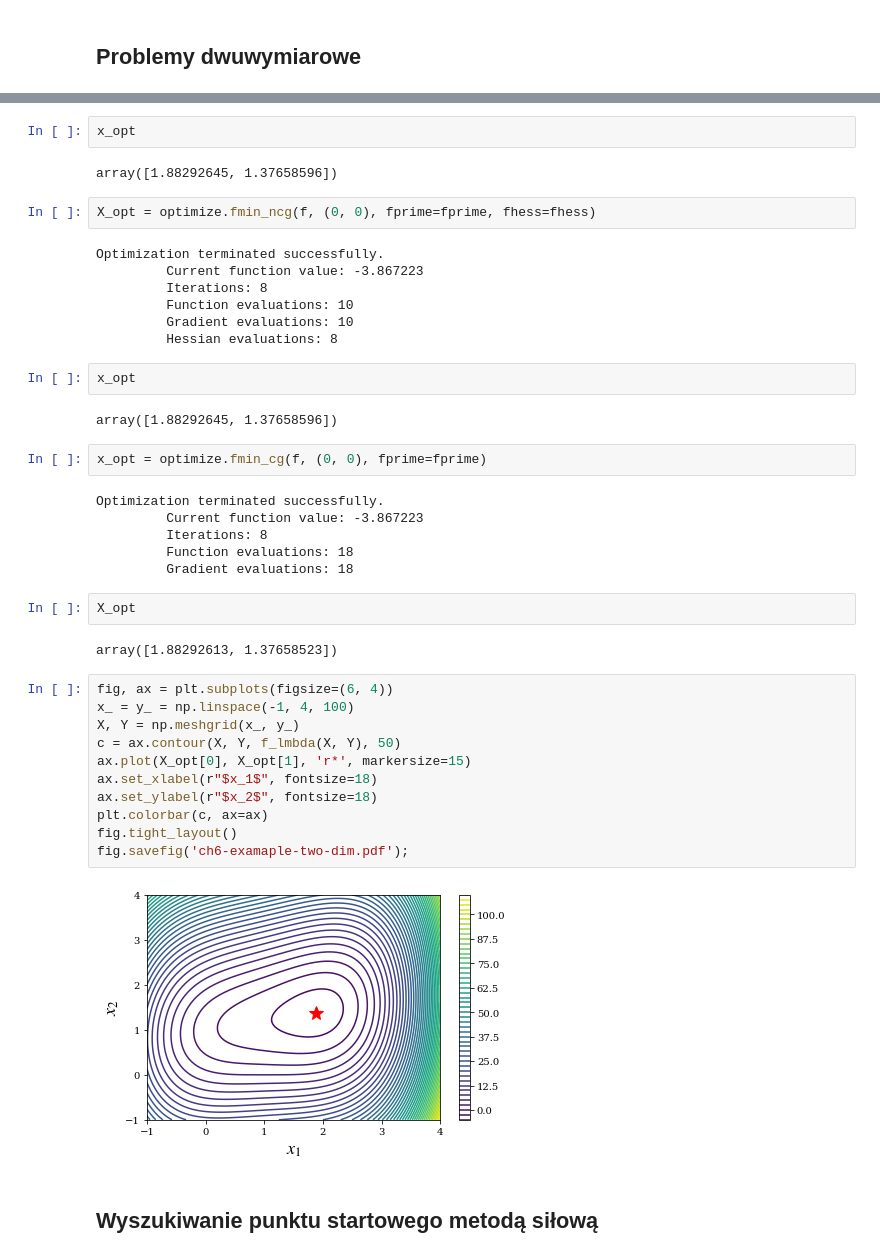
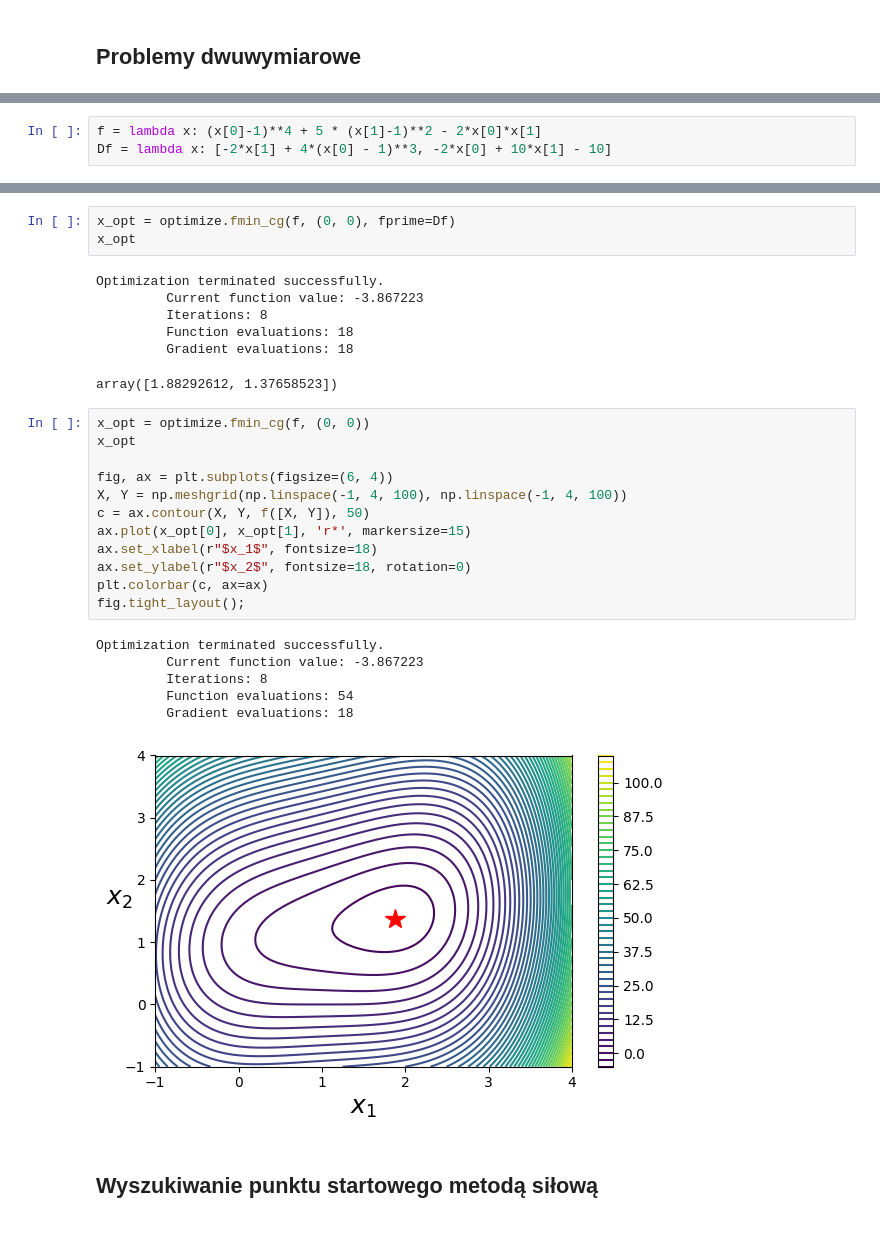
Before and after one commit to antonimarczuk123/Numerical-Python, a Jupyter notebook: Mathematical Python/orginal-src/r06 - Optimization.ipynb, the cells around one changed output, grey strips where cells are left out. Drawn from its saved outputs; the diff is of its cells as text.

Commit message:
Optimization

```diff
--- a/Mathematical Python/orginal-src/r06 - Optimization.ipynb
+++ b/Mathematical Python/orginal-src/r06 - Optimization.ipynb
@@ -146 +118,4 @@ fhess = func_XY_X_Y(fhess_lmbda)
+# %%
+f = lambda x: (x[0]-1)**4 + 5 * (x[1]-1)**2 - 2*x[0]*x[1]
+Df = lambda x: [-2*x[1] + 4*(x[0] - 1)**3, -2*x[0] + 10*x[1] - 10]
 # %%
@@ -154,45 +131,32 @@ Optimization terminated successfully.
-# %%
-x_opt
-# %% [output]
-array([1.88292645, 1.37658596])
 # %%
-X_opt = optimize.fmin_ncg(f, (0, 0), fprime=fprime, fhess=fhess)
+x_opt = optimize.fmin_cg(f, (0, 0), fprime=Df)
+x_opt
 # %% [output]
 Optimization terminated successfully.
          Current function value: -3.867223
          Iterations: 8
-         Function evaluations: 10
-         Gradient evaluations: 10
-         Hessian evaluations: 8
+         Function evaluations: 18
+         Gradient evaluations: 18
+array([1.88292612, 1.37658523])
-# %%
-x_opt
-# %% [output]
-array([1.88292645, 1.37658596])
-# %%
-x_opt = optimize.fmin_cg(f, (0, 0), fprime=fprime)
-# %% [output]
-Optimization terminated successfully.
-         Current function value: -3.867223
-         Iterations: 8
-         Function evaluations: 18
-         Gradient evaluations: 18
-# %%
-X_opt
-# %% [output]
-array([1.88292613, 1.37658523])
 # %%
+x_opt = optimize.fmin_cg(f, (0, 0))
+x_opt
+
 fig, ax = plt.subplots(figsize=(6, 4))
-x_ = y_ = np.linspace(-1, 4, 100)
-X, Y = np.meshgrid(x_, y_)
-c = ax.contour(X, Y, f_lmbda(X, Y), 50)
-ax.plot(X_opt[0], X_opt[1], 'r*', markersize=15)
+X, Y = np.meshgrid(np.linspace(-1, 4, 100), np.linspace(-1, 4, 100))
+c = ax.contour(X, Y, f([X, Y]), 50)
+ax.plot(x_opt[0], x_opt[1], 'r*', markersize=15)
 ax.set_xlabel(r"$x_1$", fontsize=18)
-ax.set_ylabel(r"$x_2$", fontsize=18)
+ax.set_ylabel(r"$x_2$", fontsize=18, rotation=0)
 plt.colorbar(c, ax=ax)
-fig.tight_layout()
-fig.savefig('ch6-examaple-two-dim.pdf');
+fig.tight_layout();
 # %% [output]
+Optimization terminated successfully.
+         Current function value: -3.867223
+         Iterations: 8
+         Function evaluations: 54
+         Gradient evaluations: 18
-[figure, old version]
+[figure, new version]
 # %% [markdown]
 ## Wyszukiwanie punktu startowego metodą siłową
 # %%
```
Also changed, not shown: parts of 23 cells of this notebook.
